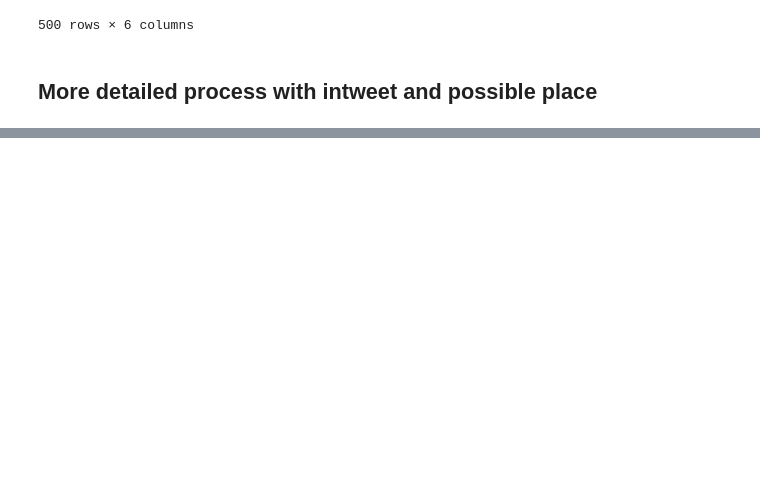
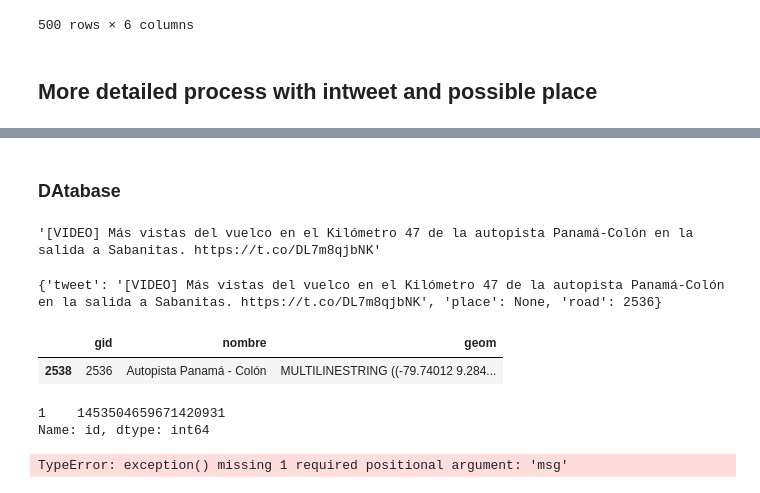
Before and after one commit to Liu-Lc/TwitterTraffic-Pty, a Jupyter notebook: geo.ipynb, the cells around one changed output, grey strips where cells are left out. Cells and saved outputs as stored; diff of their text form; code cells hidden in the pictures; blank space fills up the shorter version.

```diff
--- a/TweetData/geo.ipynb
+++ b/geo.ipynb
@@ -369,0 +389,18 @@ tweets
+# %% [markdown]
+### DAtabase
+# %%
+tweet = tweets.iloc[12, 1]
+tweet
+# %% [output]
+'[VIDEO] Más vistas del vuelco en el Kilómetro 47 de la autopista Panamá-Colón en la salida a Sabanitas. https://t.co/DL7m8qjbNK'
+# %%
+tweet = tweets.iloc[12, 1]
+geo = Detection.get_geo(tweet, places, roads)
+geo
+# %% [output]
+{'tweet': '[VIDEO] Más vistas del vuelco en el Kilómetro 47 de la autopista Panamá-Colón en la salida a Sabanitas. https://t.co/DL7m8qjbNK', 'place': None, 'road': 2536}
+# %%
+roads[roads.gid==2536]
+# %% [output]
+|  | gid | nombre | geom |
+| 2538 | 2536 | Autopista Panamá - Colón | MULTILINESTRING ((-79.74012 9.284... |
@@ -370,3 +445,8 @@ tweets
+# %%
+tweets.iloc[1:2].id
+# %% [output]
+1    1453504659671420931
+Name: id, dtype: int64
 # %%
 ## Inserting results into database
 conn = ps.connect(
@@ -382,5 +461,9 @@ for index, row in extract2.iterrows():
 cursor.close()
 conn.close()
+# %%
+db.assign_place(1453504659671420931, geo['place'], geo['road'])
+# %% [output]
+TypeError: exception() missing 1 required positional argument: 'msg'
 # %%
 ## Merge tweets to get roads and places in one dataframe
 twt_roads.merge(twt_places, how='outer', on=['tweet_id', 'tweet_text'])
```
Also changed, not shown: parts of 15 cells of this notebook.
